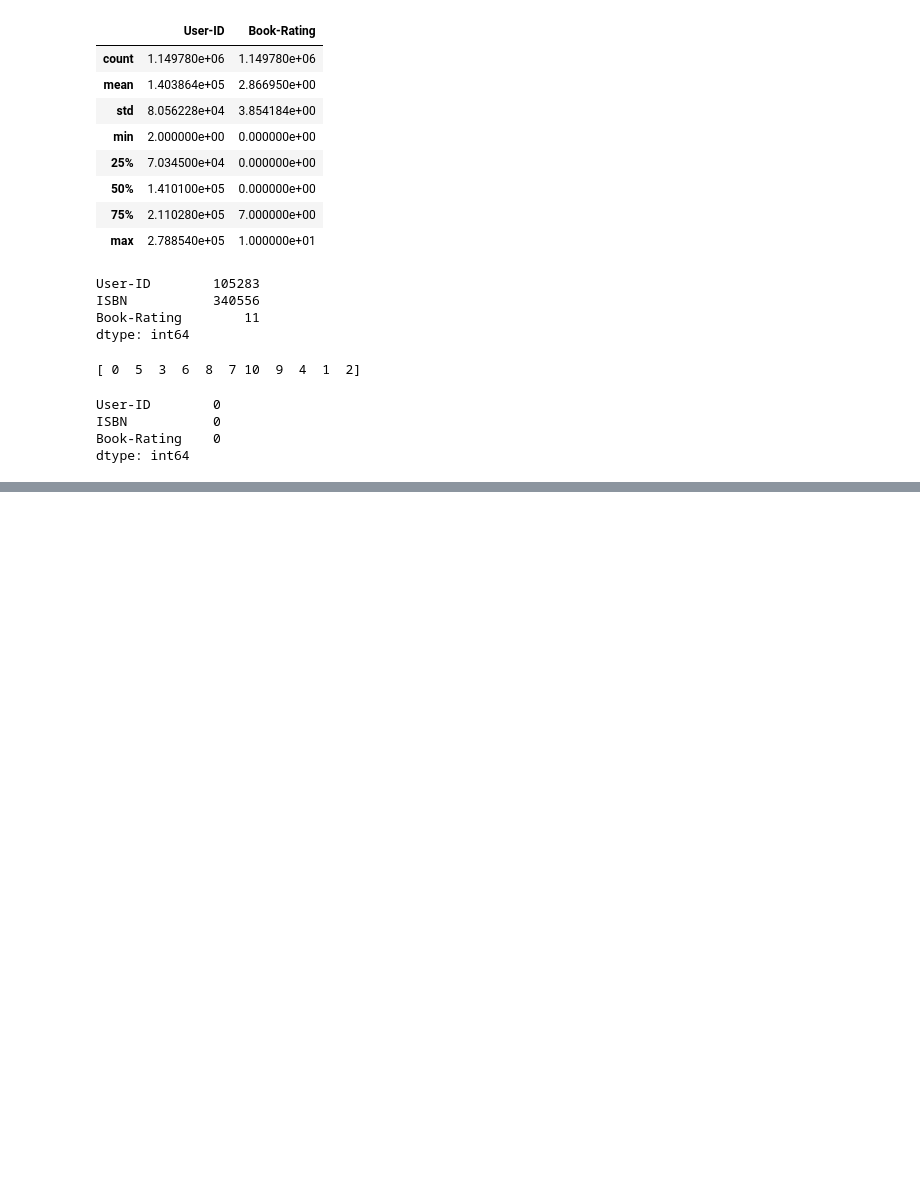
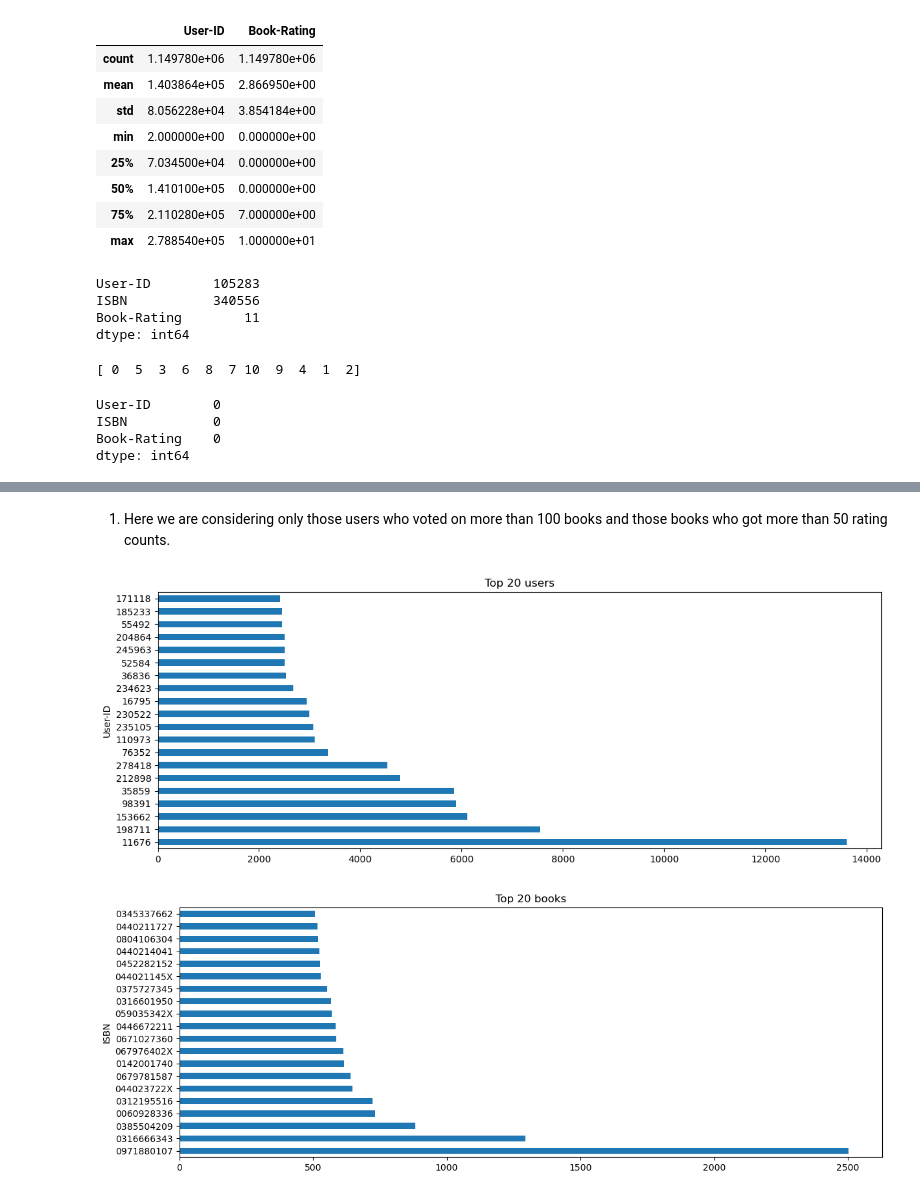
Before and after one commit to mdismailquraishicse/BookRecommendationSystem, a Jupyter notebook: ratings.ipynb, the cells around one changed output, grey strips where cells are left out. Saved outputs shown, nothing was run; the diff lists cells and outputs as text; code cells hidden in the pictures; blank space fills up the shorter version.

Commit message:
preprocessing done for ratings.ipynb.

```diff
--- a/ratings.ipynb
+++ b/ratings.ipynb
@@ -77,0 +110,15 @@ dtype: int64
+# %% [markdown]
+1. Here we are considering only those users who voted on more than 100 books and those books who got more than 50 rating counts.
+# %%
+plt.rcParams['figure.figsize']=(14,5)
+top20users= df["User-ID"].value_counts().sort_values(ascending=False).head(20)
+top20books= df["ISBN"].value_counts().sort_values(ascending=False).head(20)
+top20users.plot.barh()
+plt.title('Top 20 users')
+plt.show()
+top20books.plot.barh()
+plt.title('Top 20 books')
+plt.show()
+# %% [output]
+[figure, added]
+[figure, added]
```
Also changed, not shown: parts of 7 cells of this notebook.
